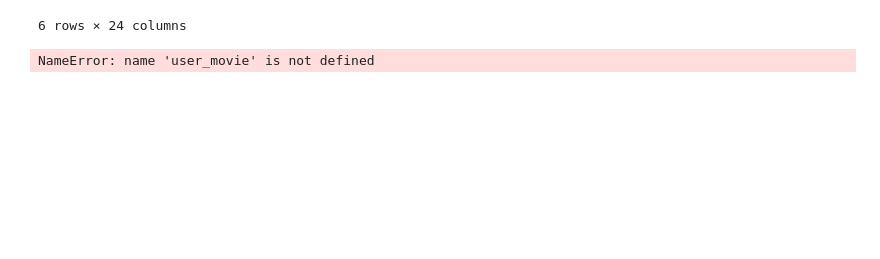
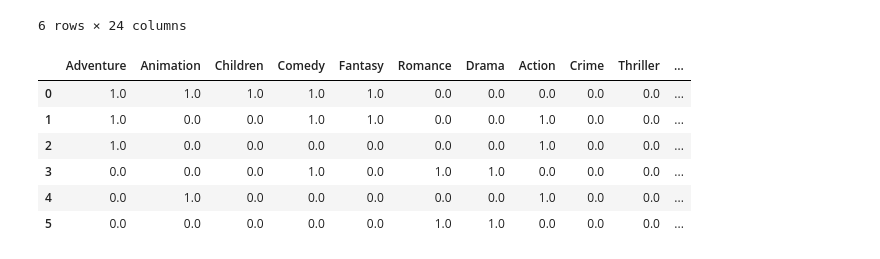
Before and after one commit to vaibhav-shaharwale/Recommendation-Systems, a Jupyter notebook: Content Based Filtering.ipynb, the cells around one changed output. Cells and saved outputs as stored; diff of their text form; code cells hidden in the pictures; blank space fills up the shorter version.

```diff
--- a/Content Based Filtering.ipynb
+++ b/Content Based Filtering.ipynb
@@ -122,8 +122,14 @@ user_movie
 6 rows × 24 columns
 # %%
 # resetting index to avoid future issues
-#user_movie = user_movie.reset_index(drop=True)
-#user_movie = user_movie.drop(['genres', 'year'], axis=1)
-#user_movie
+user_movie = user_movie.reset_index(drop=True)
+user_movie = user_movie.drop(['genres', 'year', 'movieId', 'title'], axis=1)
+user_movie
 # %% [output]
-NameError: name 'user_movie' is not defined
+|  | Adventure | Animation | Children | Comedy | Fantasy | Romance | Drama | Action | Crime | Thriller | ... |
+| 0 | 1.0 | 1.0 | 1.0 | 1.0 | 1.0 | 0.0 | 0.0 | 0.0 | 0.0 | 0.0 | ... |
+| 1 | 1.0 | 0.0 | 0.0 | 1.0 | 1.0 | 0.0 | 0.0 | 1.0 | 0.0 | 0.0 | ... |
+| 2 | 1.0 | 0.0 | 0.0 | 0.0 | 0.0 | 0.0 | 0.0 | 1.0 | 0.0 | 0.0 | ... |
+| 3 | 0.0 | 0.0 | 0.0 | 1.0 | 0.0 | 1.0 | 1.0 | 0.0 | 0.0 | 0.0 | ... |
+| 4 | 0.0 | 1.0 | 0.0 | 0.0 | 0.0 | 0.0 | 0.0 | 1.0 | 0.0 | 0.0 | ... |
+| 5 | 0.0 | 0.0 | 0.0 | 0.0 | 0.0 | 1.0 | 1.0 | 0.0 | 0.0 | 0.0 | ... |
```
Also changed, not shown: parts of 7 cells of this notebook.
